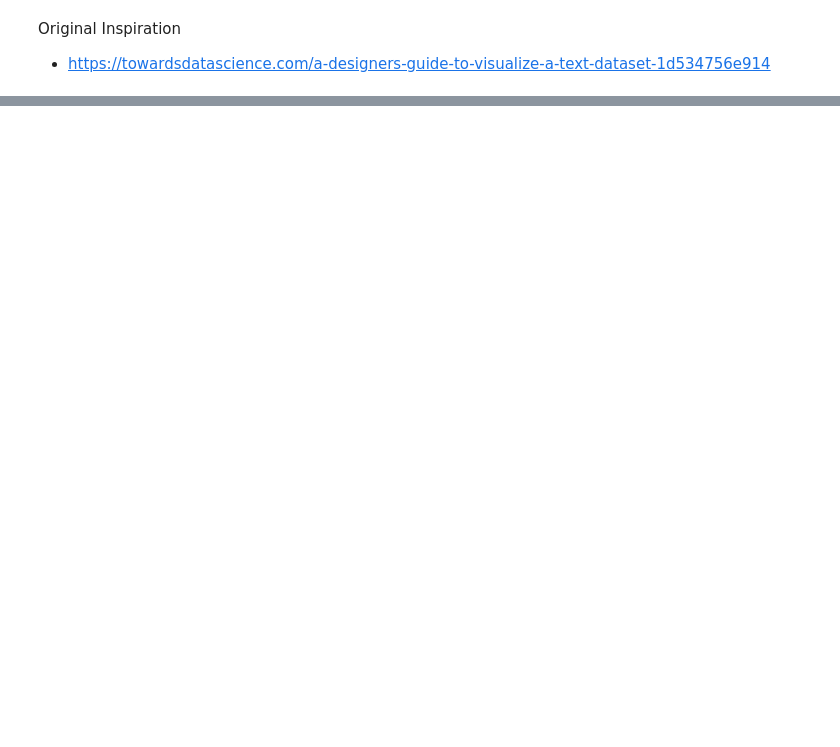
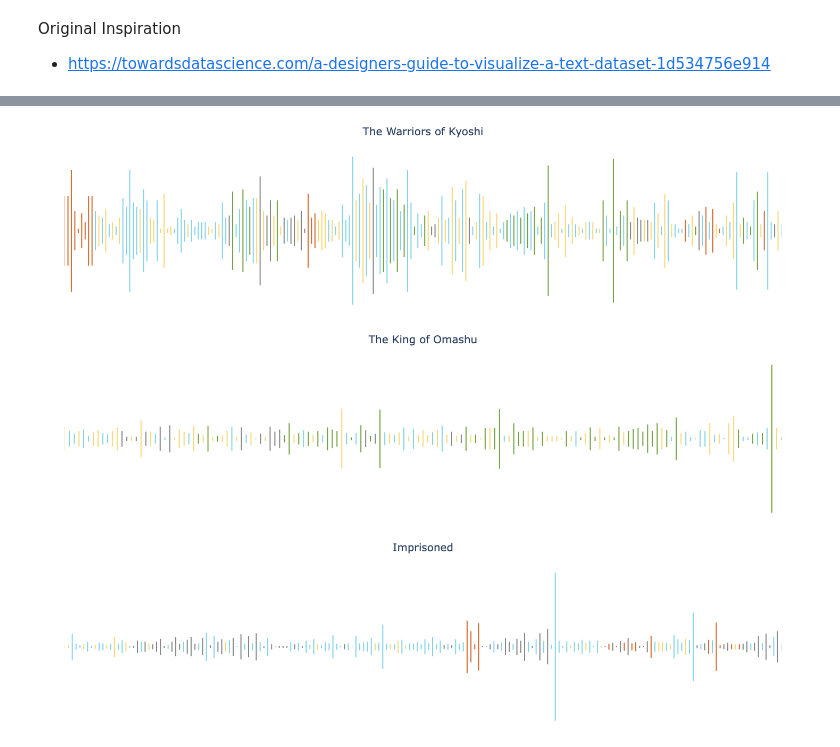
Before and after one commit to JohnErnestBonanno/atla_data_viz, a Jupyter notebook: transcript_viz.ipynb, the cells around one changed output, grey strips where cells are left out. Drawn from its saved outputs; the diff is of its cells as text; code cells hidden in the pictures; blank space fills up the shorter version.

Commit message:
Create function for dialogue visualization

```diff
--- a/transcript_viz.ipynb
+++ b/transcript_viz.ipynb
@@ -21,13 +22,13 @@ from bs4 import BeautifulSoup
 import requests
 import re
 # %%
-df = pd.read_csv('full_transcript.csv', index_col=0)
+transcript = pd.read_csv('full_transcript.csv', index_col=0)
 character_mapping = pd.read_csv('character_mapping.csv', index_col=0)
 #Mapping
 
-df = pd.merge(df, character_mapping[['character','tribe']], on='character', how='left')
+transcript_df = pd.merge(transcript, character_mapping[['character','tribe']], on='character', how='left')
 # %%
-df1 = df.loc[df['abs_episode'] == 1].copy()
+df1 = transcript_df.loc[transcript_df['abs_episode'] == 1].copy()
 # %%
 df1['x_top'] = range(1, 2 * len(df1) + 1, 2)
 df1['x_bottom'] = range(1, 2 * len(df1) + 1, 2)
@@ -60,7 +52,7 @@ tribe_color_map = {
     'air': '#F9D672',  # Air Nomad Yellow
     'water': '#81D3E8',  # Water Nation Blue
     'fire': '#D46627',  # Fire Nation Red
-    'earth': '#6E6D2D'   # Earth Kingdom Green
+    'earth': '#005E00'   # Earth Kingdom Green
 }
 
 # Add line segments from theoffice_data
@@ -100,0 +155,8 @@ fig.show()
+# %%
+for episode_num in transcript_df['abs_episode'].unique()[3:6]:
+    fig = transcript_viz(episode_num)
+    fig.show()
+# %% [output]
+[figure, added]
+[figure, added]
+[figure, added]
```
Also changed, not shown: parts of 5 cells of this notebook.
